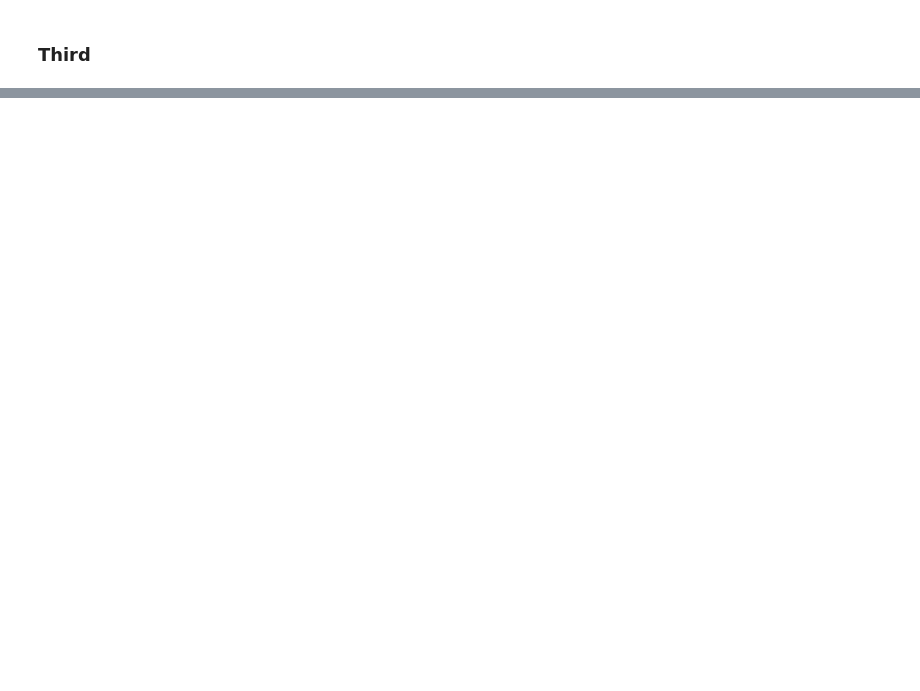
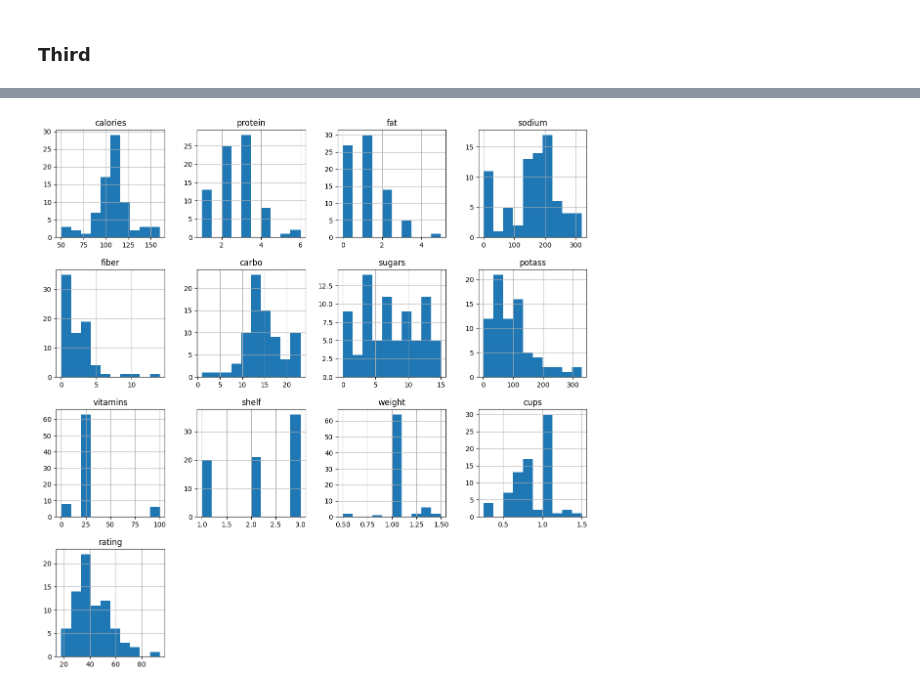
Before and after one commit to zyad-khaled/COGNORISE, a Jupyter notebook: Second task/secondproject.ipynb, the cells around one changed output, grey strips where cells are left out. Saved outputs shown, nothing was run; the diff lists cells and outputs as text; code cells hidden in the pictures; blank space fills up the shorter version.

```diff
--- a/Second task/secondproject.ipynb
+++ b/Second task/secondproject.ipynb
@@ -116,0 +150,5 @@ plt.hist(df["fat"])
+# %%
+df.hist(figsize = (14,14));
+# best amount is one cup and between 110 and 130 calories protein 3 sodium 190 fats between 1 and 2
+# %% [output]
+[figure, added]
```
Also changed, not shown: parts of 28 cells of this notebook, 1 other file.
